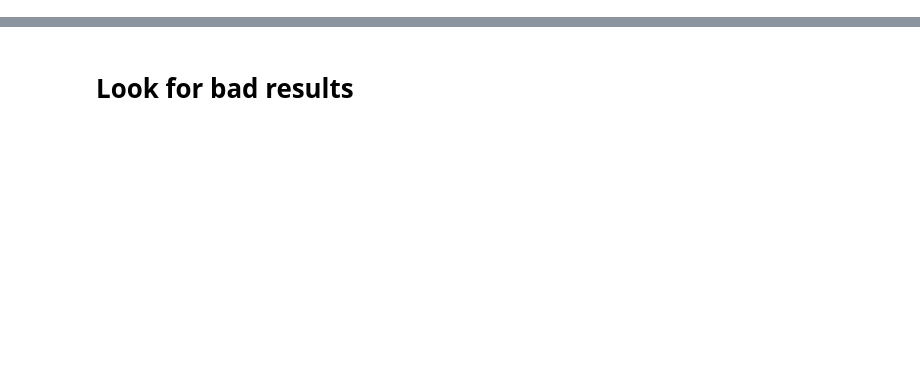
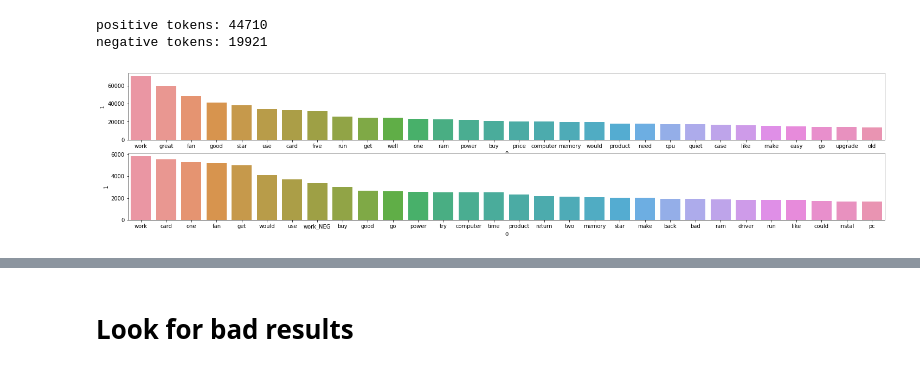
Before and after one commit to saiteki-kai/amazon-reviews, a Jupyter notebook: notebooks/02_preprocessing.ipynb, the cells around one changed output, grey strips where cells are left out. Drawn from its saved outputs; the diff is of its cells as text; code cells hidden in the pictures; blank space fills up the shorter version.

```diff
--- a/notebooks/02_preprocessing.ipynb
+++ b/notebooks/02_preprocessing.ipynb
@@ -41,0 +90,30 @@ wc.to_image()
+# %%
+# ground truth polarity
+reviews_df["overall"] = reviews_df["overall"].apply(
+    lambda x: "positive" if x > 3 else ("neutral" if x == 3 else "negative")
+)
+# %%
+positive_df = reviews_df[reviews_df["overall"] == "positive"]
+positive_tokens = [word for doc in positive_df["tokens"] for sent in doc for word in sent]
+pos_c = Counter(positive_tokens)
+
+print("positive tokens:", len(set(positive_tokens)))
+
+negative_df = reviews_df[reviews_df["overall"] == "negative"]
+negative_tokens = [word for doc in negative_df["tokens"] for sent in doc for word in sent]
+neg_c = Counter(negative_tokens)
+
+print("negative tokens:", len(set(negative_tokens)))
+# %% [output]
+positive tokens: 44710
+negative tokens: 19921
+# %%
+pos_data = pd.DataFrame(Counter(positive_tokens).most_common(30))
+neg_data = pd.DataFrame(Counter(negative_tokens).most_common(30))
+
+_, ax = plt.subplots(2, 1, figsize=(25, 5))
+sns.barplot(pos_data[0], pos_data[1], ax=ax[0])
+sns.barplot(neg_data[0], neg_data[1], ax=ax[1])
+pass
+# %% [output]
+[figure, added]
```
Also changed, not shown: parts of 12 cells of this notebook, 1 other file.
